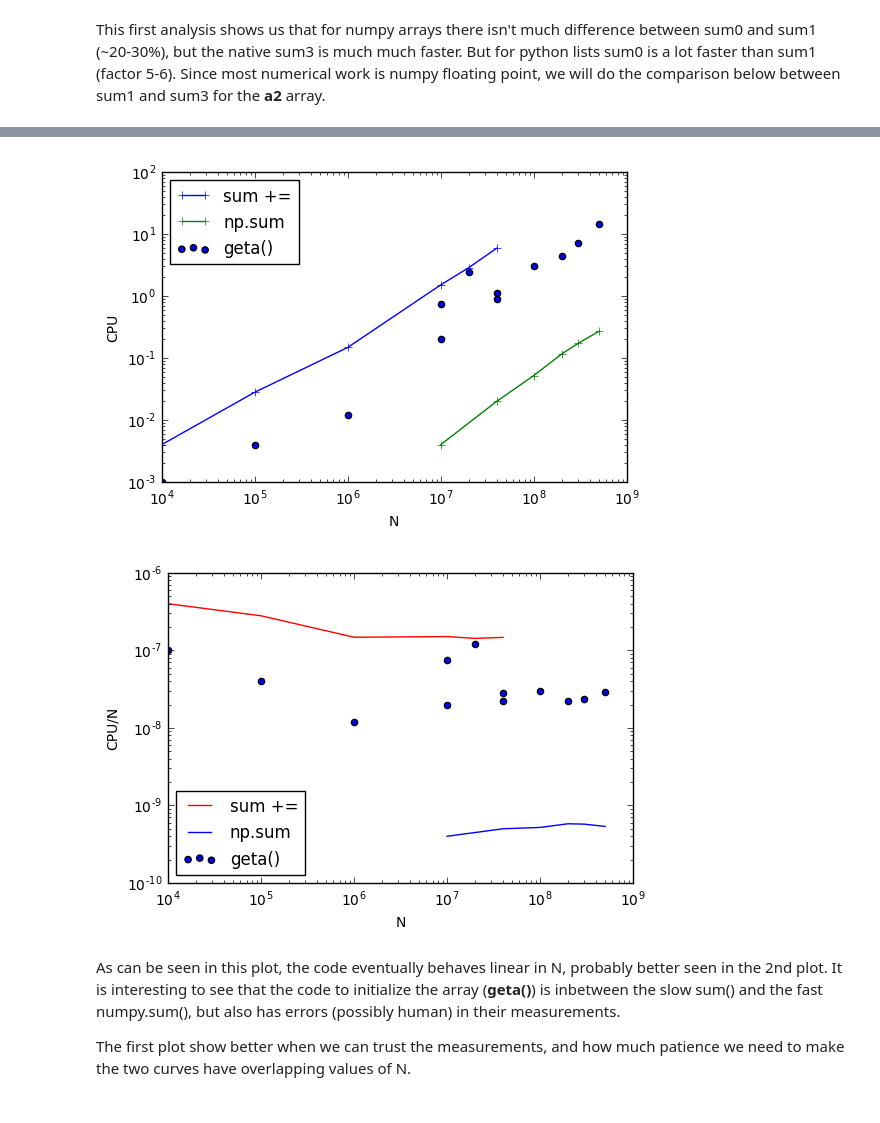
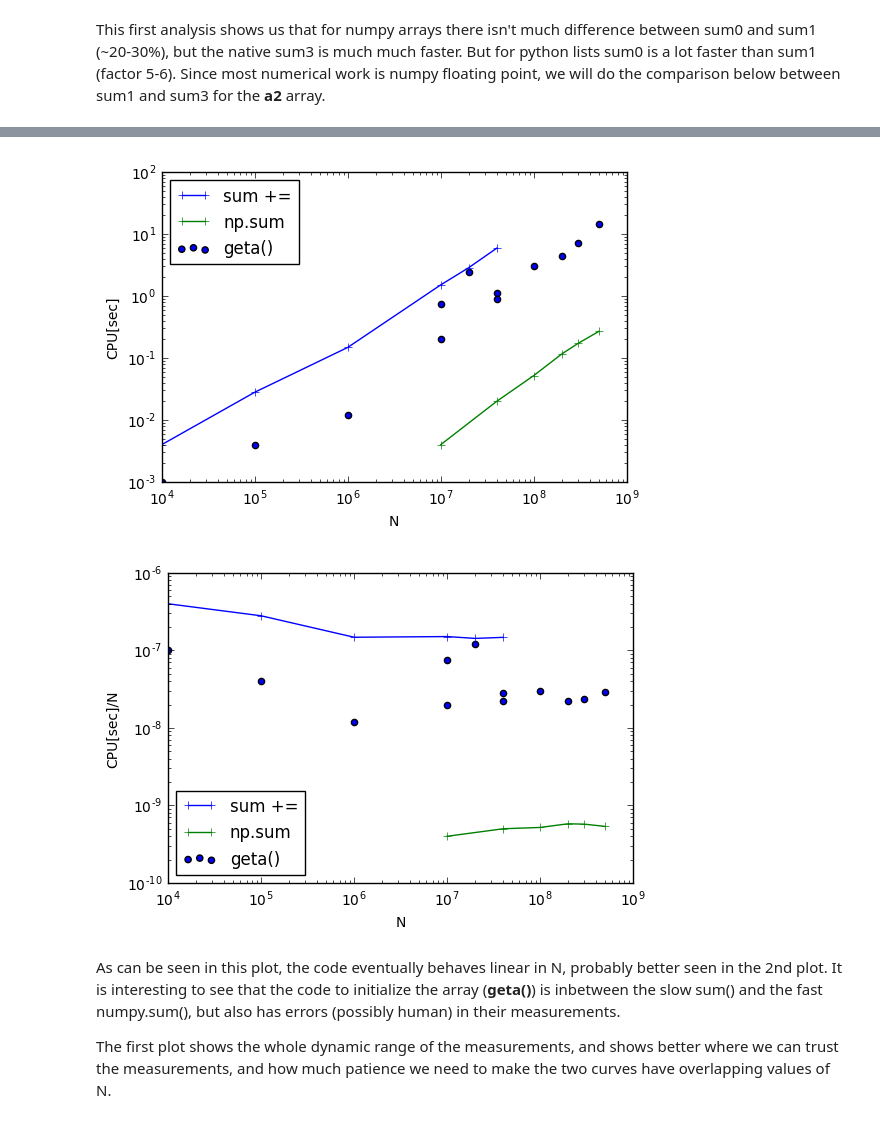
Before and after one commit to teuben/astr288p, a Jupyter notebook: homework/Homework-01_AAA.ipynb, the cells around one changed output, grey strips where cells are left out. Drawn from its saved outputs; the diff is of its cells as text; code cells hidden in the pictures.

```diff
--- a/homework/Homework-01_AAA.ipynb
+++ b/homework/Homework-01_AAA.ipynb
@@ -386,32 +386,33 @@ y2=np.array(c2)
 y2i=np.array(c2i)
 z2=y2/x2
 z2i=y2i/x2
-
-plt.figure()
-plt.plot(x1,y1,'+-',label='sum +=')
-plt.plot(x2,y2,'+-',label='np.sum')
-plt.scatter([x1,x2],[y1i,y2i],label='geta()')
-plt.xscale('log')
-plt.yscale('log')
-plt.xlabel('N')
-plt.ylabel('CPU')
-plt.legend(loc='upper left')
-plt.show()
-
-plt.figure()
-plt.plot(x1,z1,'r-',label='sum +=')
-plt.plot(x2,z2,'b-',label='np.sum')
-plt.scatter([x1,x2],[z1i,z2i],label='geta()')
-plt.xscale('log')
-plt.yscale('log')
-plt.xlabel('N')
-plt.ylabel('CPU/N')
-plt.legend(loc='best')
-plt.show()
-# %% [output]
-[figure, removed]
-[figure, removed]
+# %%
+plt.figure()
+plt.plot(x1,y1,'+-',label='sum +=')
+plt.plot(x2,y2,'+-',label='np.sum')
+plt.scatter([x1,x2],[y1i,y2i],label='geta()')
+plt.xscale('log')
+plt.yscale('log')
+plt.xlabel('N')
+plt.ylabel('CPU[sec]')
+plt.legend(loc='upper left')
+plt.show()
+# %% [output]
+[figure, added]
+# %%
+plt.figure()
+plt.plot(x1,z1,'+-',label='sum +=')
+plt.plot(x2,z2,'+-',label='np.sum')
+plt.scatter([x1,x2],[z1i,z2i],label='geta()')
+plt.xscale('log')
+plt.yscale('log')
+plt.xlabel('N')
+plt.ylabel('CPU[sec]/N')
+plt.legend(loc='best')
+plt.show()
+# %% [output]
+[figure, added]
 # %% [markdown]
 As can be seen in this plot, the code eventually behaves linear in N, probably better seen in the 2nd plot. It is interesting to see that the code to initialize the array (**geta()**) is inbetween the slow sum() and the fast numpy.sum(), but also has errors (possibly human) in their measurements.
 
-The first plot show better when we can trust the measurements, and how much patience we need to make the two curves have overlapping values of N.
+The first plot shows the whole dynamic range of the measurements, and shows better where we can trust the measurements, and how much patience we need to make the two curves have overlapping values of N.
```
Also changed, not shown: parts of 6 cells of this notebook.
